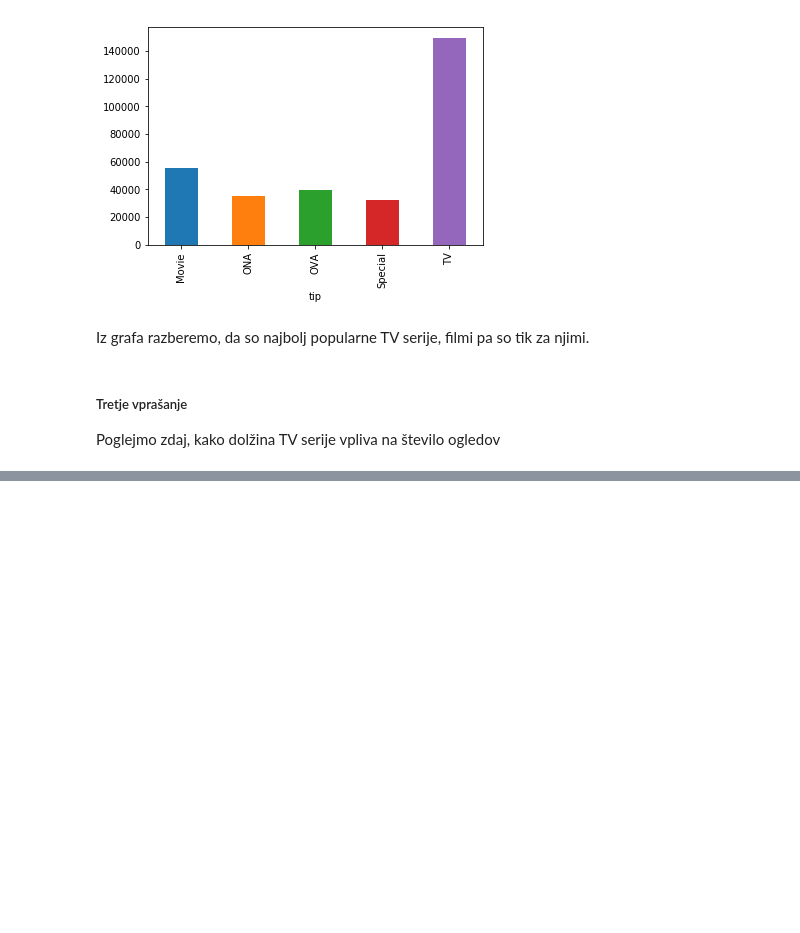
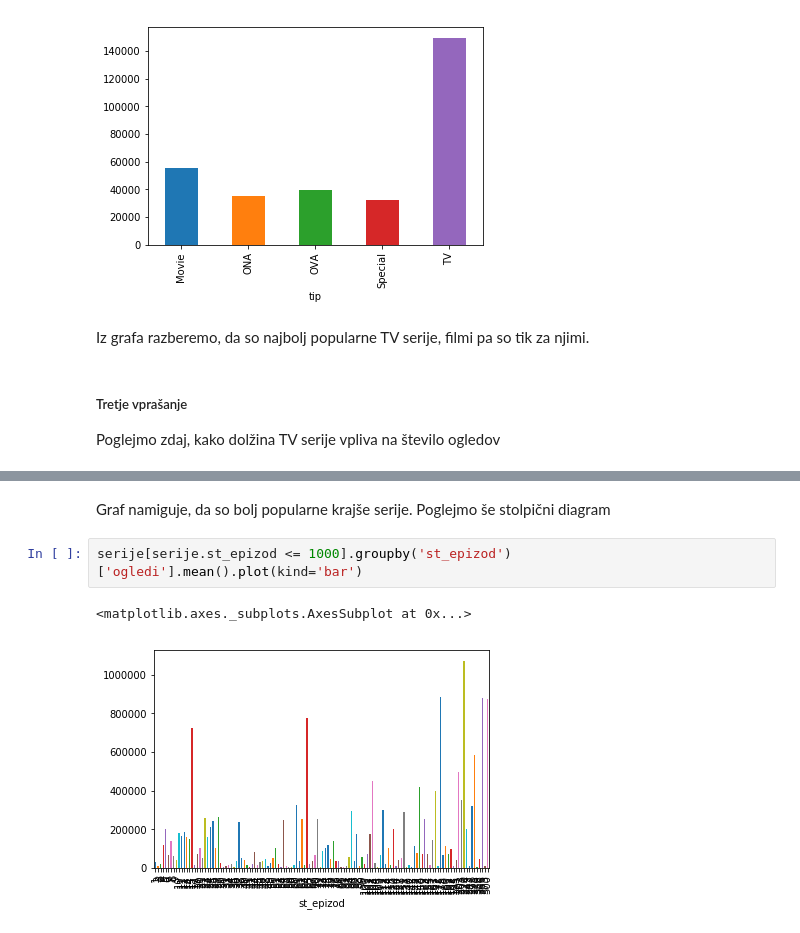
Before and after one commit to TheJim123/Programiranje-1-projektna, a Jupyter notebook: Projektna/Projekt.ipynb, the cells around one changed output, grey strips where cells are left out. Drawn from its saved outputs; the diff is of its cells as text; blank space fills up the shorter version.

```diff
--- a/Projektna/Projekt.ipynb
+++ b/Projektna/Projekt.ipynb
@@ -243,0 +273,7 @@ Poglejmo zdaj, kako dolžina TV serije vpliva na število ogledov
+# %% [markdown]
+Graf namiguje, da so bolj popularne krajše serije. Poglejmo še stolpični diagram
+# %%
+serije[serije.st_epizod <= 1000].groupby('st_epizod')['ogledi'].mean().plot(kind='bar')
+# %% [output]
+<matplotlib.axes._subplots.AxesSubplot at 0x...>
+[figure, added]
```
Also changed, not shown: parts of 8 cells of this notebook, 1 other file.
